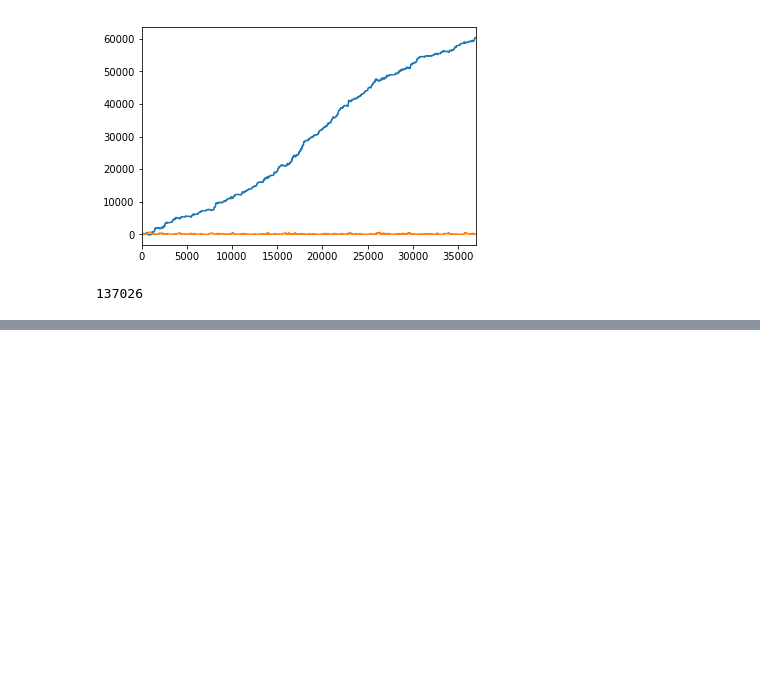
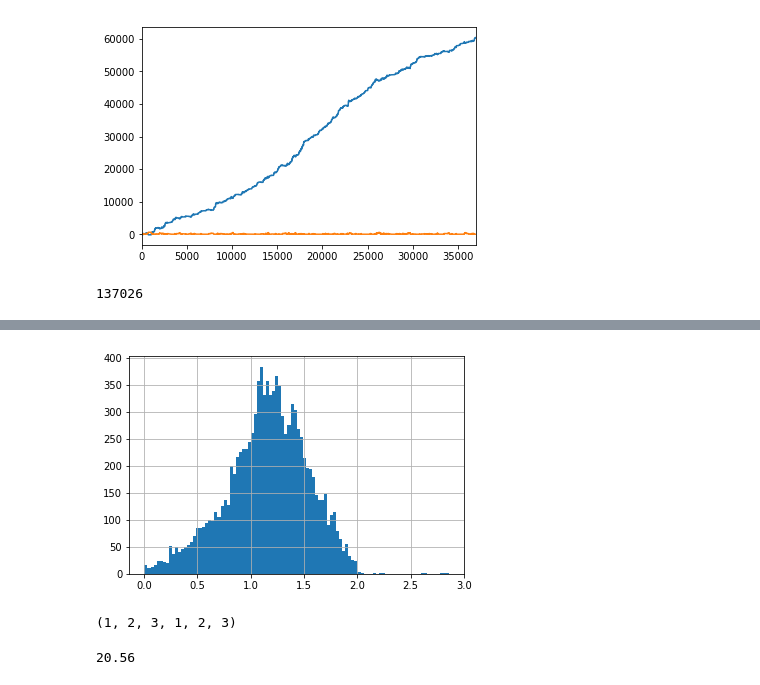
Before and after one commit to ahmedtra/BetfairResarch, a Jupyter notebook: RandomForestRegression strategy.ipynb, the cells around one changed output, grey strips where cells are left out. Drawn from its saved outputs; the diff is of its cells as text; code cells hidden in the pictures; blank space fills up the shorter version.

```diff
--- a/RandomForestRegression strategy.ipynb
+++ b/RandomForestRegression strategy.ipynb
@@ -314,0 +398,5 @@ predictor.get_bet(odds)
+# %%
+data_preprocessing[["prob_1", "prob_x", "prob_1"]].sum(axis = 1).hist(bins = 100)
+plt.show()
+# %% [output]
+[figure, added]
@@ -314,0 +407,8 @@ predictor.get_bet(odds)
+# %%
+a + (1, 2, 3)
+# %% [output]
+(1, 2, 3, 1, 2, 3)
+# %%
+round(20.5555555,2)
+# %% [output]
+20.56
```
Also changed, not shown: parts of 20 cells of this notebook, 8 other files.
